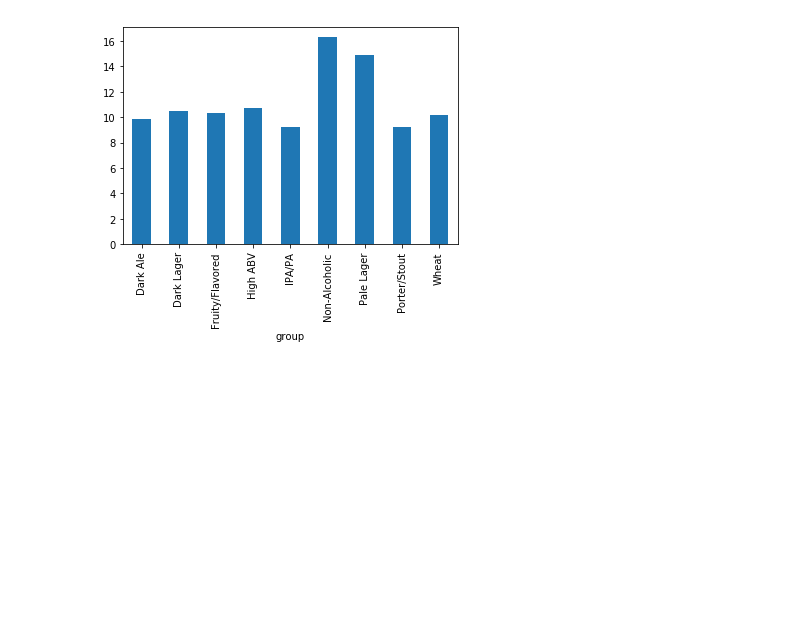
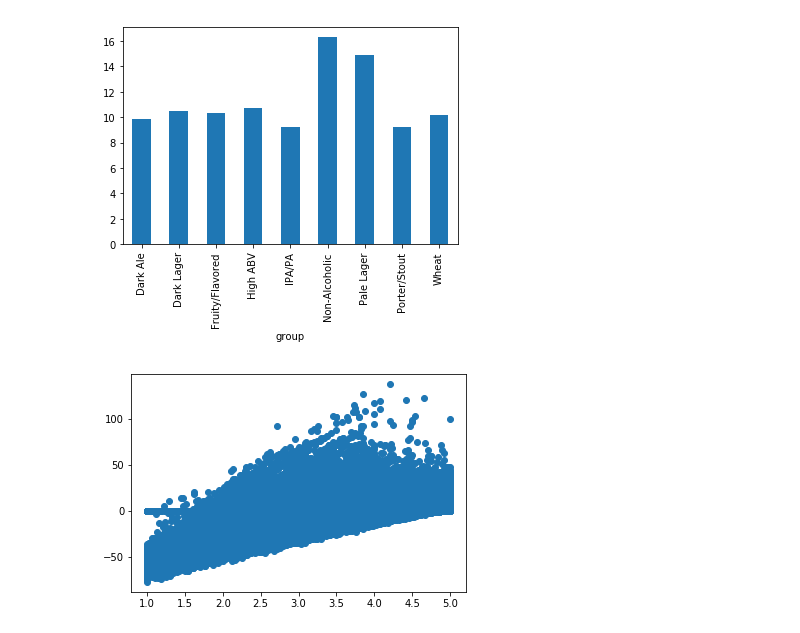
Before and after one commit to thewho14/Beer_Maven, a Jupyter notebook: Beer Data visualization.ipynb, the cells around one changed output. Saved outputs shown, nothing was run; the diff lists cells and outputs as text; code cells hidden in the pictures; blank space fills up the shorter version.

```diff
--- a/Beer Data visualization.ipynb
+++ b/Beer Data visualization.ipynb
@@ -148,3 +127,8 @@ df.groupby('group').rDev.std().plot(kind='bar')
 plt.show()
 # %% [output]
 [figure]
+# %%
+plt.scatter(df.rating,df.rDev)
+plt.show()
+# %% [output]
+[figure, added]
```
Also changed, not shown: parts of 12 cells of this notebook, 6 other files.
